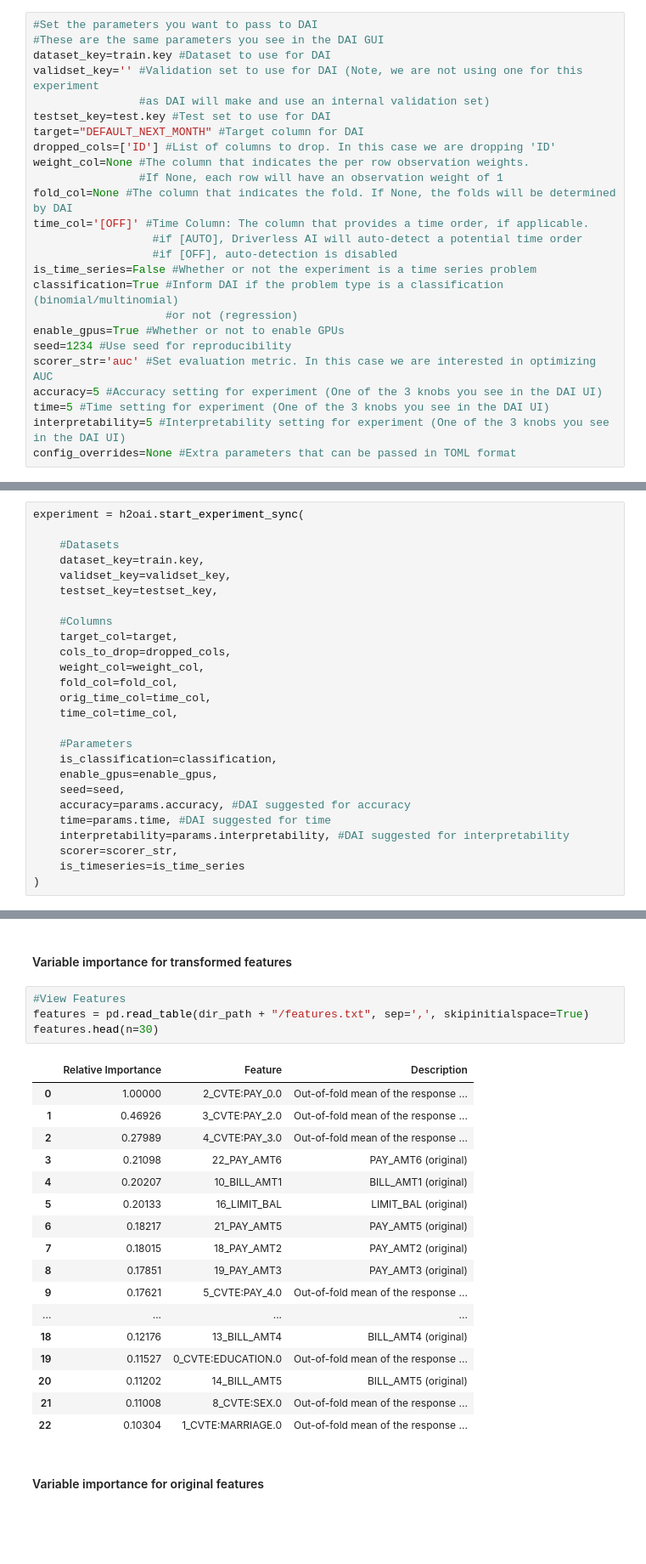
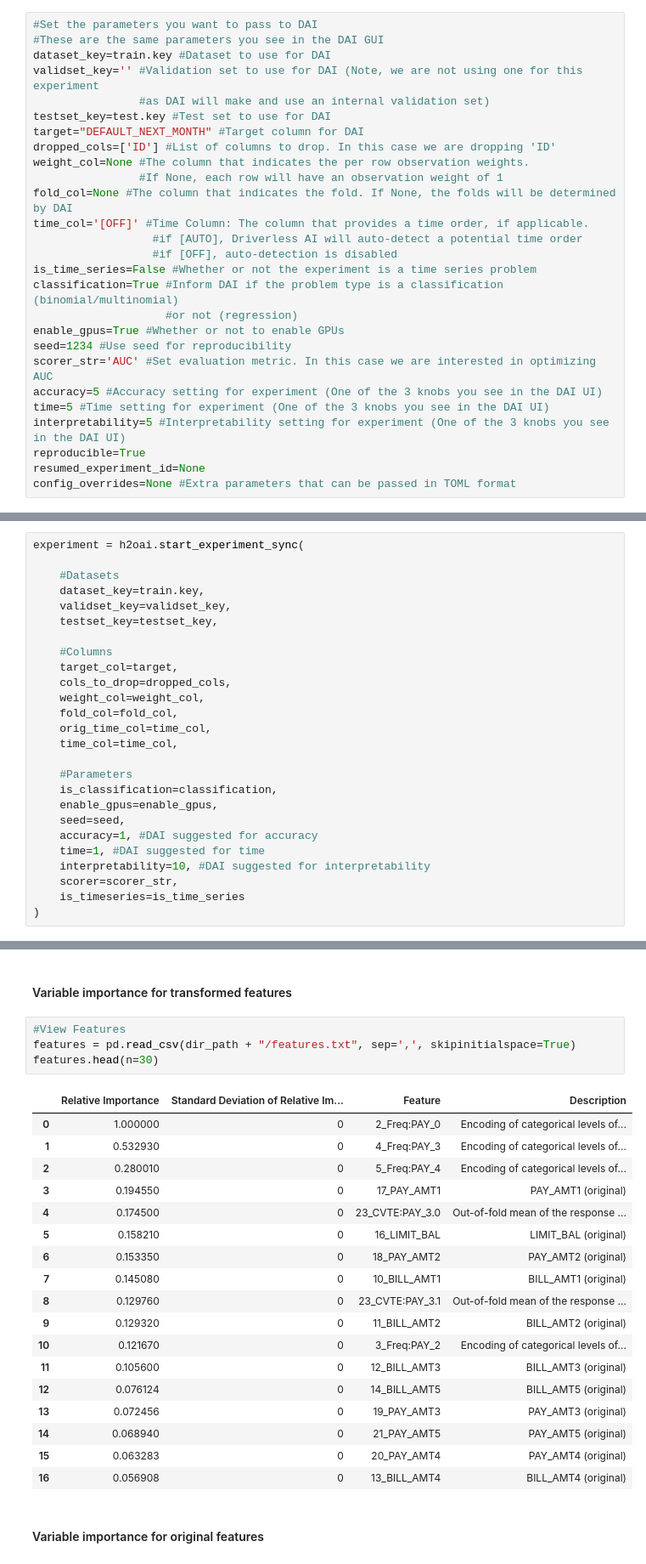
Before and after one commit to h2oai/driverlessai-tutorials, a Jupyter notebook: interpretable_ml/MLIDTSurrogate.ipynb, the cells around one changed output, grey strips where cells are left out. Shown at 85% size. Saved outputs shown, nothing was run; the diff lists cells and outputs as text; blank space fills up the shorter version.

```diff
--- a/interpretable_ml/MLIDTSurrogate.ipynb
+++ b/interpretable_ml/MLIDTSurrogate.ipynb
@@ -147,10 +147,12 @@ classification=True #Inform DAI if the problem type is a classification (binomia
                     #or not (regression)
 enable_gpus=True #Whether or not to enable GPUs
 seed=1234 #Use seed for reproducibility
-scorer_str='auc' #Set evaluation metric. In this case we are interested in optimizing AUC
+scorer_str='AUC' #Set evaluation metric. In this case we are interested in optimizing AUC
 accuracy=5 #Accuracy setting for experiment (One of the 3 knobs you see in the DAI UI)
 time=5 #Time setting for experiment (One of the 3 knobs you see in the DAI UI)
 interpretability=5 #Interpretability setting for experiment (One of the 3 knobs you see in the DAI UI)
+reproducible=True
+resumed_experiment_id=None
 config_overrides=None #Extra parameters that can be passed in TOML format
 # %% [markdown]
 For information on the experiment settings, refer to the [Experiment Settings](http://docs.h2o.ai/driverless-ai/latest-stable/docs/userguide/launching.html#experimentsettings).
@@ -285,9 +295,9 @@ experiment = h2oai.start_experiment_sync(
     is_classification=classification,
     enable_gpus=enable_gpus,
     seed=seed,
-    accuracy=params.accuracy, #DAI suggested for accuracy
-    time=params.time, #DAI suggested for time
-    interpretability=params.interpretability, #DAI suggested for interpretability
+    accuracy=1, #DAI suggested for accuracy
+    time=1, #DAI suggested for time
+    interpretability=10, #DAI suggested for interpretability
     scorer=scorer_str,
     is_timeseries=is_time_series
 )
@@ -316,26 +326,27 @@ subprocess.call(['unzip', '-o', summary_path, '-d', dir_path], shell=False)
 #### Variable importance for transformed features
 # %%
 #View Features
-features = pd.read_table(dir_path + "/features.txt", sep=',', skipinitialspace=True)
+features = pd.read_csv(dir_path + "/features.txt", sep=',', skipinitialspace=True)
 features.head(n=30)
 # %% [output]
-|  | Relative Importance | Feature | Description |
-| 0 | 1.00000 | 2_CVTE:PAY_0.0 | Out-of-fold mean of the response ... |
-| 1 | 0.46926 | 3_CVTE:PAY_2.0 | Out-of-fold mean of the response ... |
-| 2 | 0.27989 | 4_CVTE:PAY_3.0 | Out-of-fold mean of the response ... |
-| 3 | 0.21098 | 22_PAY_AMT6 | PAY_AMT6 (original) |
-| 4 | 0.20207 | 10_BILL_AMT1 | BILL_AMT1 (original) |
-| 5 | 0.20133 | 16_LIMIT_BAL | LIMIT_BAL (original) |
-| 6 | 0.18217 | 21_PAY_AMT5 | PAY_AMT5 (original) |
-| 7 | 0.18015 | 18_PAY_AMT2 | PAY_AMT2 (original) |
-| 8 | 0.17851 | 19_PAY_AMT3 | PAY_AMT3 (original) |
-| 9 | 0.17621 | 5_CVTE:PAY_4.0 | Out-of-fold mean of the response ... |
-| ... | ... | ... | ... |
-| 18 | 0.12176 | 13_BILL_AMT4 | BILL_AMT4 (original) |
-| 19 | 0.11527 | 0_CVTE:EDUCATION.0 | Out-of-fold mean of the response ... |
-| 20 | 0.11202 | 14_BILL_AMT5 | BILL_AMT5 (original) |
-| 21 | 0.11008 | 8_CVTE:SEX.0 | Out-of-fold mean of the response ... |
-| 22 | 0.10304 | 1_CVTE:MARRIAGE.0 | Out-of-fold mean of the response ... |
+|  | Relative Importance | Standard Deviation of Relative Im... | Feature | Description |
+| 0 | 1.000000 | 0 | 2_Freq:PAY_0 | Encoding of categorical levels of... |
+| 1 | 0.532930 | 0 | 4_Freq:PAY_3 | Encoding of categorical levels of... |
+| 2 | 0.280010 | 0 | 5_Freq:PAY_4 | Encoding of categorical levels of... |
+| 3 | 0.194550 | 0 | 17_PAY_AMT1 | PAY_AMT1 (original) |
+| 4 | 0.174500 | 0 | 23_CVTE:PAY_3.0 | Out-of-fold mean of the response ... |
+| 5 | 0.158210 | 0 | 16_LIMIT_BAL | LIMIT_BAL (original) |
+| 6 | 0.153350 | 0 | 18_PAY_AMT2 | PAY_AMT2 (original) |
+| 7 | 0.145080 | 0 | 10_BILL_AMT1 | BILL_AMT1 (original) |
+| 8 | 0.129760 | 0 | 23_CVTE:PAY_3.1 | Out-of-fold mean of the response ... |
+| 9 | 0.129320 | 0 | 11_BILL_AMT2 | BILL_AMT2 (original) |
+| 10 | 0.121670 | 0 | 3_Freq:PAY_2 | Encoding of categorical levels of... |
+| 11 | 0.105600 | 0 | 12_BILL_AMT3 | BILL_AMT3 (original) |
+| 12 | 0.076124 | 0 | 14_BILL_AMT5 | BILL_AMT5 (original) |
+| 13 | 0.072456 | 0 | 19_PAY_AMT3 | PAY_AMT3 (original) |
+| 14 | 0.068940 | 0 | 21_PAY_AMT5 | PAY_AMT5 (original) |
+| 15 | 0.063283 | 0 | 20_PAY_AMT4 | PAY_AMT4 (original) |
+| 16 | 0.056908 | 0 | 13_BILL_AMT4 | BILL_AMT4 (original) |
 # %% [markdown]
 #### Variable importance for original features
 # %%
```
Also changed, not shown: parts of 20 cells of this notebook.
